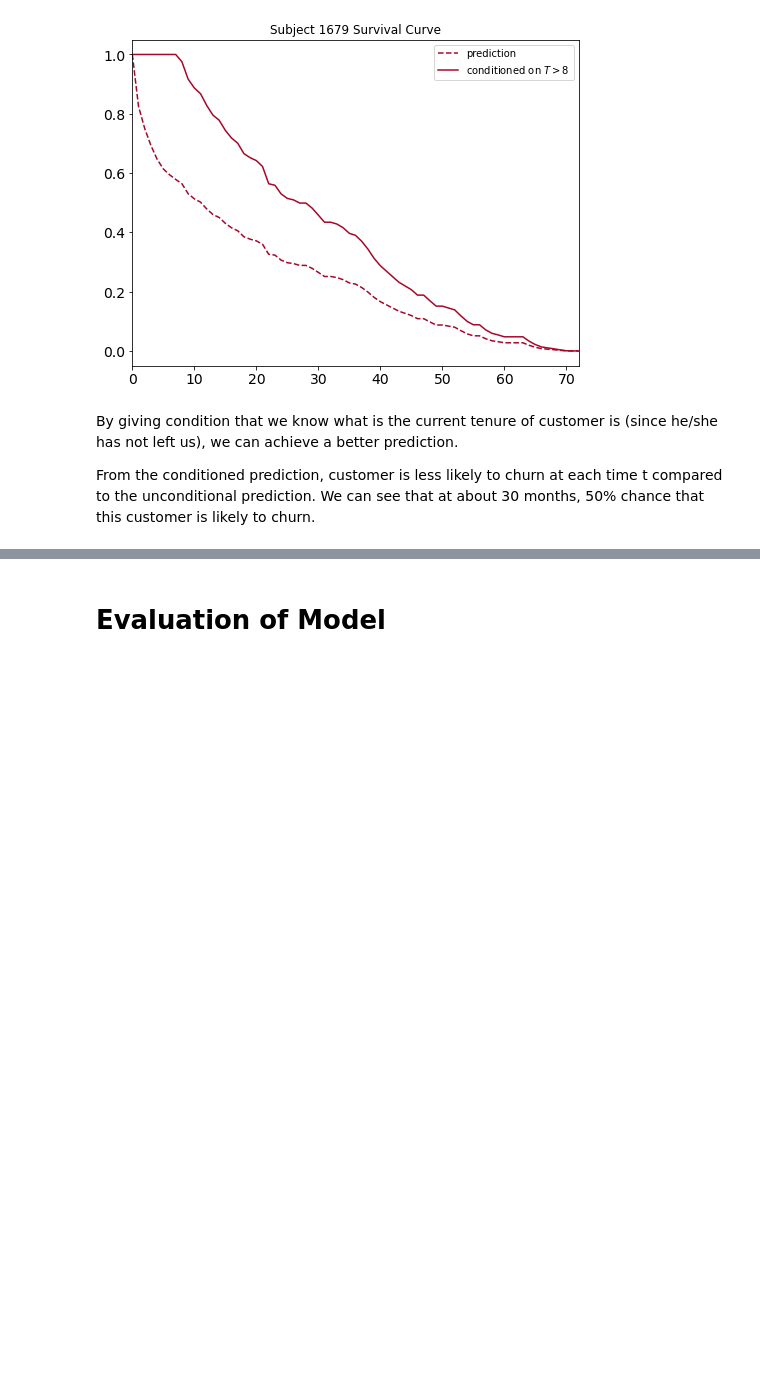
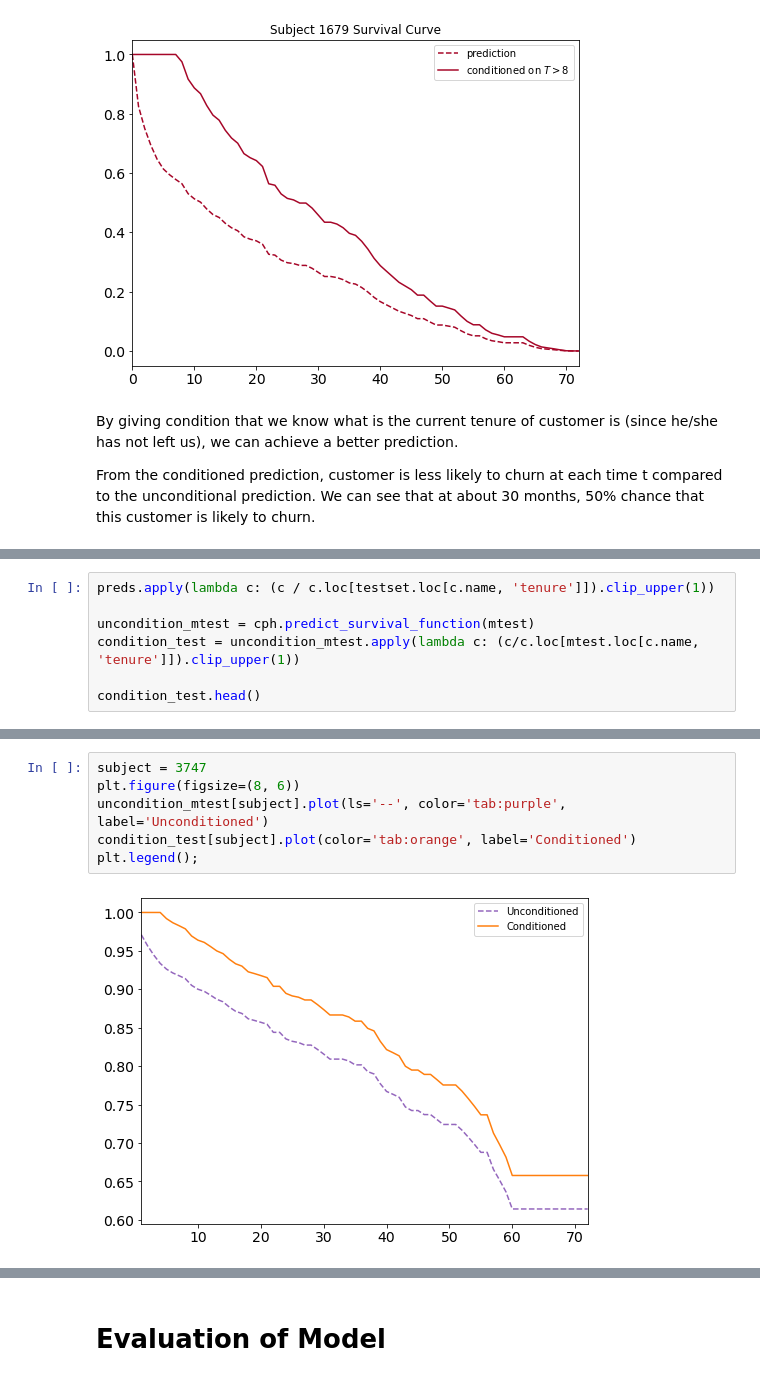
Before and after one commit to AilingLiu/Survival_analysis, a Jupyter notebook: Use_Survival_analysis_to_Estimate_Customer_Churn_Rate.ipynb, the cells around one changed output, grey strips where cells are left out. Drawn from its saved outputs; the diff is of its cells as text; blank space fills up the shorter version.

```diff
--- a/Use_Survival_analysis_to_Estimate_Customer_Churn_Rate.ipynb
+++ b/Use_Survival_analysis_to_Estimate_Customer_Churn_Rate.ipynb
@@ -430,0 +562,7 @@ From the conditioned prediction, customer is less likely to churn at each time t
+# %%
+preds.apply(lambda c: (c / c.loc[testset.loc[c.name, 'tenure']]).clip_upper(1))
+
+uncondition_mtest = cph.predict_survival_function(mtest)
+condition_test = uncondition_mtest.apply(lambda c: (c/c.loc[mtest.loc[c.name, 'tenure']]).clip_upper(1))
+
+condition_test.head()
@@ -430,0 +577,8 @@ From the conditioned prediction, customer is less likely to churn at each time t
+# %%
+subject = 3747
+plt.figure(figsize=(8, 6))
+uncondition_mtest[subject].plot(ls='--', color='tab:purple', label='Unconditioned')
+condition_test[subject].plot(color='tab:orange', label='Conditioned')
+plt.legend();
+# %% [output]
+[figure, added]
```
Also changed, not shown: parts of 20 cells of this notebook.
